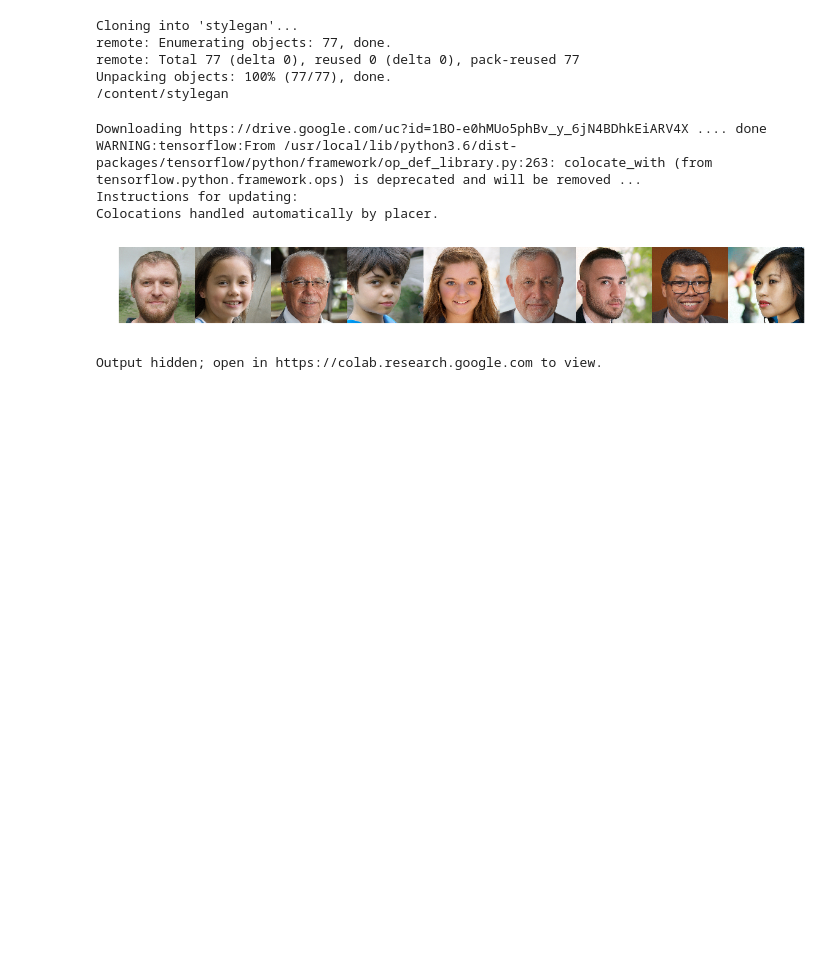
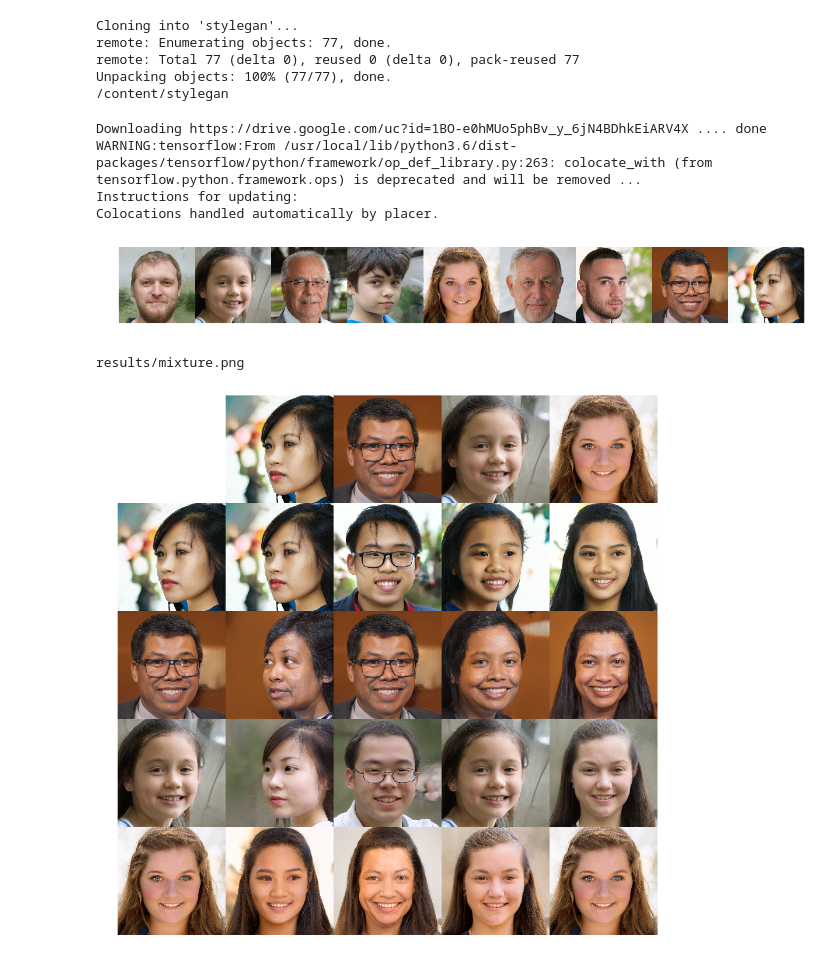
Before and after one commit to fkohrt/Notebooks, a Jupyter notebook: StyleGAN.ipynb, the cells around one changed output. Drawn from its saved outputs; the diff is of its cells as text; code cells hidden in the pictures; blank space fills up the shorter version.

```diff
--- a/StyleGAN.ipynb
+++ b/StyleGAN.ipynb
@@ -81,11 +81,12 @@ Instructions for updating:
 Colocations handled automatically by placer.
 [figure]
 # %%
-draw_style_mixing_figure(os.path.join(config.result_dir, 'mixture.png'), load_Gs(url_ffhq), w=1024, h=1024, src_seeds=[4303, 4304, 903, 2222, 5634], dst_seeds=[4303, 4304, 903, 2222, 5634], style_ranges=[range(0,4)]*3+[range(4,8)]*2+[range(8,18)])
+draw_style_mixing_figure(os.path.join(config.result_dir, 'mixture.png'), load_Gs(url_ffhq), w=1024, h=1024, src_seeds=[4303, 4304, 903, 5634], dst_seeds=[4303, 4304, 903, 5634], style_ranges=[range(0,4)]*3+[range(4,8)]*2+[range(8,18)])
 img=mpimg.imread('results/mixture.png')
 plt.figure(figsize = (17,17))
 plt.axis('off')
 imgplot = plt.imshow(img)
 plt.show()
 # %% [output]
-Output hidden; open in https://colab.research.google.com to view.
+results/mixture.png
+[figure, added]
```
